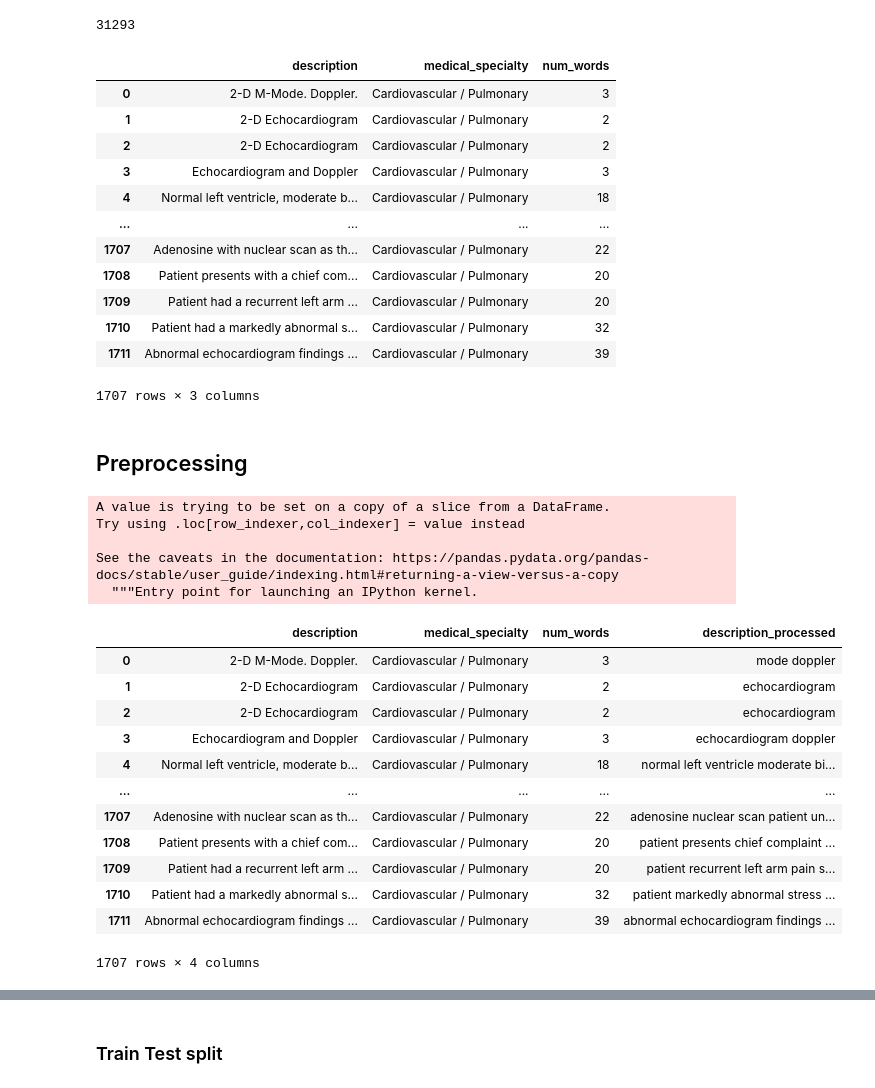
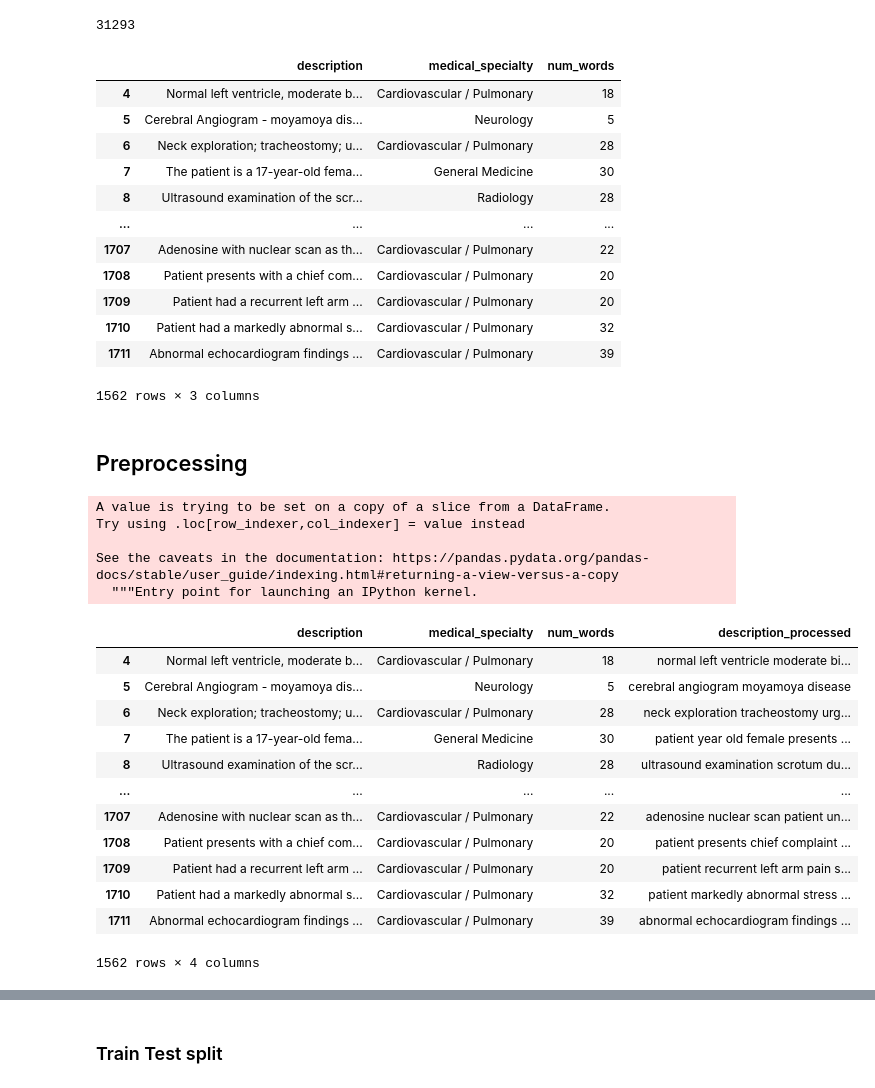
Before and after one commit to sbme-tutorials/AI-Club-NB-Session, a Jupyter notebook: TxtClassification.ipynb, the cells around one changed output, grey strips where cells are left out. Drawn from its saved outputs; the diff is of its cells as text; code cells hidden in the pictures.

```diff
--- a/TxtClassification.ipynb
+++ b/TxtClassification.ipynb
@@ -136,22 +123,22 @@ med_txt.num_words.sum()
 # %% [output]
 31293
 # %%
-med_txt = med_txt[(med_txt.num_words >= 2) & (med_txt.num_words <= 65)]
+med_txt = med_txt[(med_txt.num_words >= 5) & (med_txt.num_words <= 50)]
 med_txt
 # %% [output]
 |  | description | medical_specialty | num_words |
-| 0 | 2-D M-Mode. Doppler. | Cardiovascular / Pulmonary | 3 |
-| 1 | 2-D Echocardiogram | Cardiovascular / Pulmonary | 2 |
-| 2 | 2-D Echocardiogram | Cardiovascular / Pulmonary | 2 |
-| 3 | Echocardiogram and Doppler | Cardiovascular / Pulmonary | 3 |
 | 4 | Normal left ventricle, moderate b... | Cardiovascular / Pulmonary | 18 |
+| 5 | Cerebral Angiogram - moyamoya dis... | Neurology | 5 |
+| 6 | Neck exploration; tracheostomy; u... | Cardiovascular / Pulmonary | 28 |
+| 7 | The patient is a 17-year-old fema... | General Medicine | 30 |
+| 8 | Ultrasound examination of the scr... | Radiology | 28 |
 | ... | ... | ... | ... |
 | 1707 | Adenosine with nuclear scan as th... | Cardiovascular / Pulmonary | 22 |
 | 1708 | Patient presents with a chief com... | Cardiovascular / Pulmonary | 20 |
 | 1709 | Patient had a recurrent left arm ... | Cardiovascular / Pulmonary | 20 |
 | 1710 | Patient had a markedly abnormal s... | Cardiovascular / Pulmonary | 32 |
 | 1711 | Abnormal echocardiogram findings ... | Cardiovascular / Pulmonary | 39 |
-1707 rows × 3 columns
+1562 rows × 3 columns
 # %% [markdown]
 ## Preprocessing
 # %%
@@ -169,24 +156,24 @@ def preprocess_txt(txt):
     txt = " ".join([a for a in txt.split() if a not in stop_words])
     return txt
 # %%
-med_txt['description_processed'] = med_txt['description'].apply(preprocess_txt)
+med_txt['description_processed'] = med_txt['description'].apply(lambda x: preprocess_txt(x))
 med_txt
 # %% [output]
 A value is trying to be set on a copy of a slice from a DataFrame.
 Try using .loc[row_indexer,col_indexer] = value instead
 
 See the caveats in the documentation: https://pandas.pydata.org/pandas-docs/stable/user_guide/indexing.html#returning-a-view-versus-a-copy
   """Entry point for launching an IPython kernel.
 |  | description | medical_specialty | num_words | description_processed |
-| 0 | 2-D M-Mode. Doppler. | Cardiovascular / Pulmonary | 3 | mode doppler |
-| 1 | 2-D Echocardiogram | Cardiovascular / Pulmonary | 2 | echocardiogram |
-| 2 | 2-D Echocardiogram | Cardiovascular / Pulmonary | 2 | echocardiogram |
-| 3 | Echocardiogram and Doppler | Cardiovascular / Pulmonary | 3 | echocardiogram doppler |
 | 4 | Normal left ventricle, moderate b... | Cardiovascular / Pulmonary | 18 | normal left ventricle moderate bi... |
+| 5 | Cerebral Angiogram - moyamoya dis... | Neurology | 5 | cerebral angiogram moyamoya disease |
+| 6 | Neck exploration; tracheostomy; u... | Cardiovascular / Pulmonary | 28 | neck exploration tracheostomy urg... |
+| 7 | The patient is a 17-year-old fema... | General Medicine | 30 | patient year old female presents ... |
+| 8 | Ultrasound examination of the scr... | Radiology | 28 | ultrasound examination scrotum du... |
 | ... | ... | ... | ... | ... |
 | 1707 | Adenosine with nuclear scan as th... | Cardiovascular / Pulmonary | 22 | adenosine nuclear scan patient un... |
 | 1708 | Patient presents with a chief com... | Cardiovascular / Pulmonary | 20 | patient presents chief complaint ... |
 | 1709 | Patient had a recurrent left arm ... | Cardiovascular / Pulmonary | 20 | patient recurrent left arm pain s... |
 | 1710 | Patient had a markedly abnormal s... | Cardiovascular / Pulmonary | 32 | patient markedly abnormal stress ... |
 | 1711 | Abnormal echocardiogram findings ... | Cardiovascular / Pulmonary | 39 | abnormal echocardiogram findings ... |
-1707 rows × 4 columns
+1562 rows × 4 columns
```
Also changed, not shown: parts of 23 cells of this notebook.
